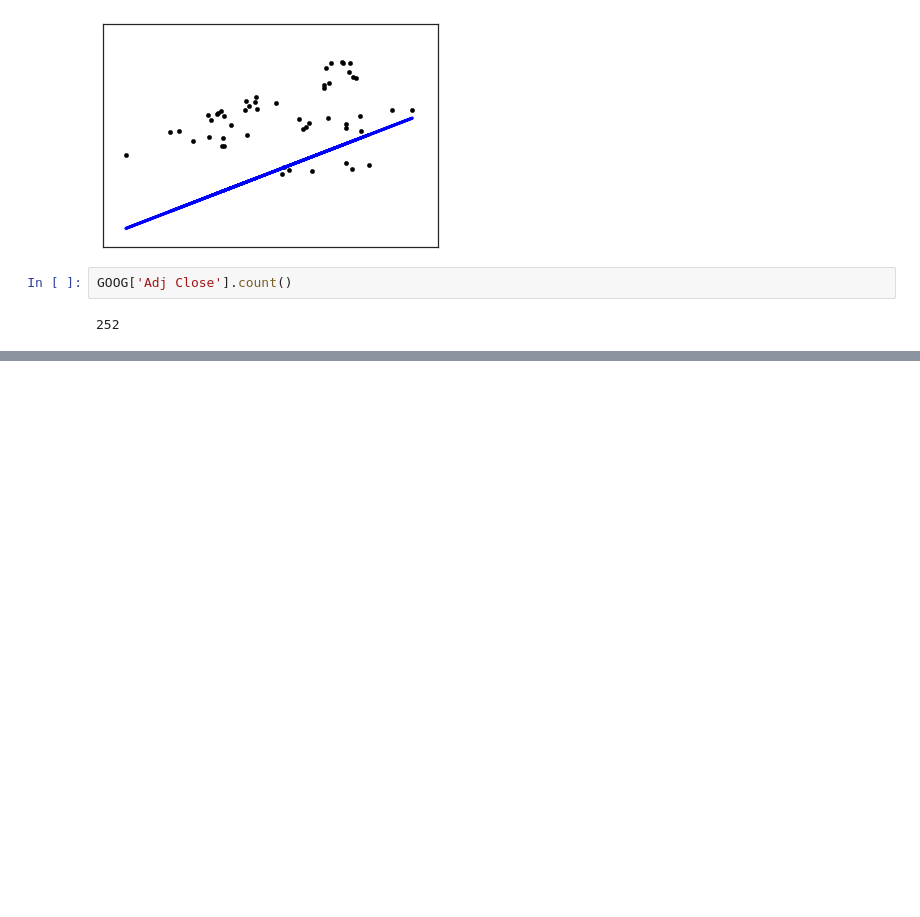
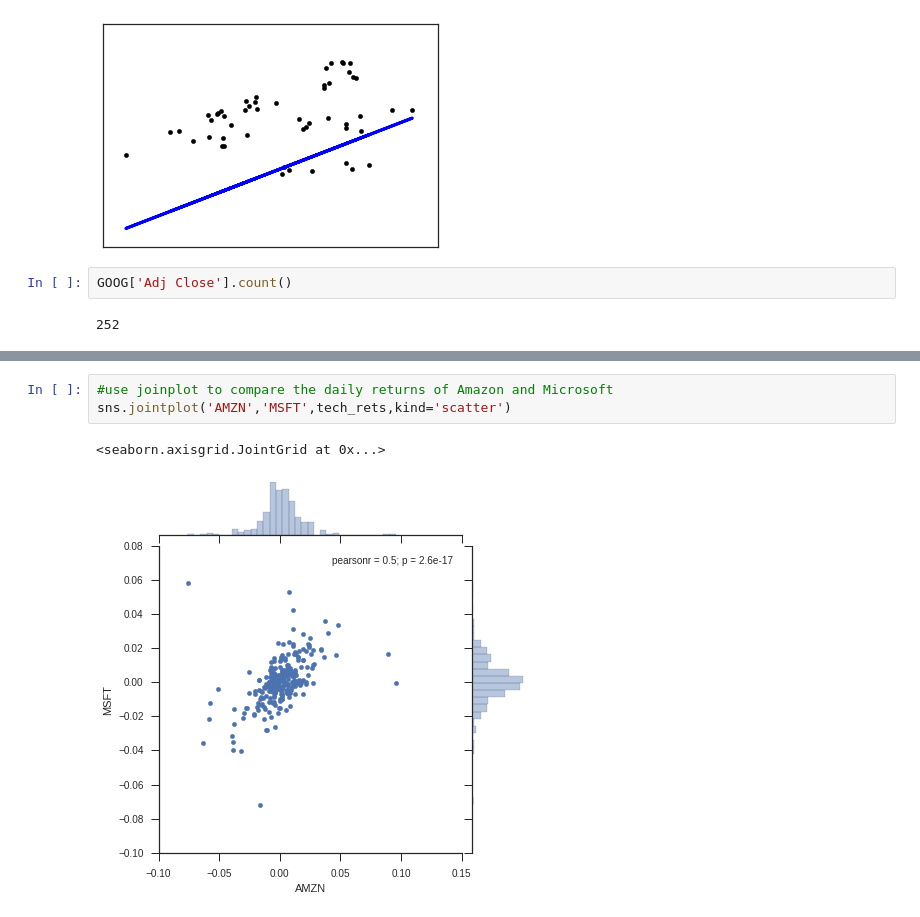
Before and after one commit to irfanalidv/Stock-Market-Analysis, a Jupyter notebook: Stock Market Analysis.ipynb, the cells around one changed output, grey strips where cells are left out. Cells and saved outputs as stored; diff of their text form; blank space fills up the shorter version.

```diff
--- a/Stock Market Analysis.ipynb
+++ b/Stock Market Analysis.ipynb
@@ -250,0 +268,6 @@ GOOG['Adj Close'].count()
+# %%
+#use joinplot to compare the daily returns of Amazon and Microsoft
+sns.jointplot('AMZN','MSFT',tech_rets,kind='scatter')
+# %% [output]
+<seaborn.axisgrid.JointGrid at 0x...>
+[figure, added]
```
Also changed, not shown: parts of 12 cells of this notebook, 8 other files.
